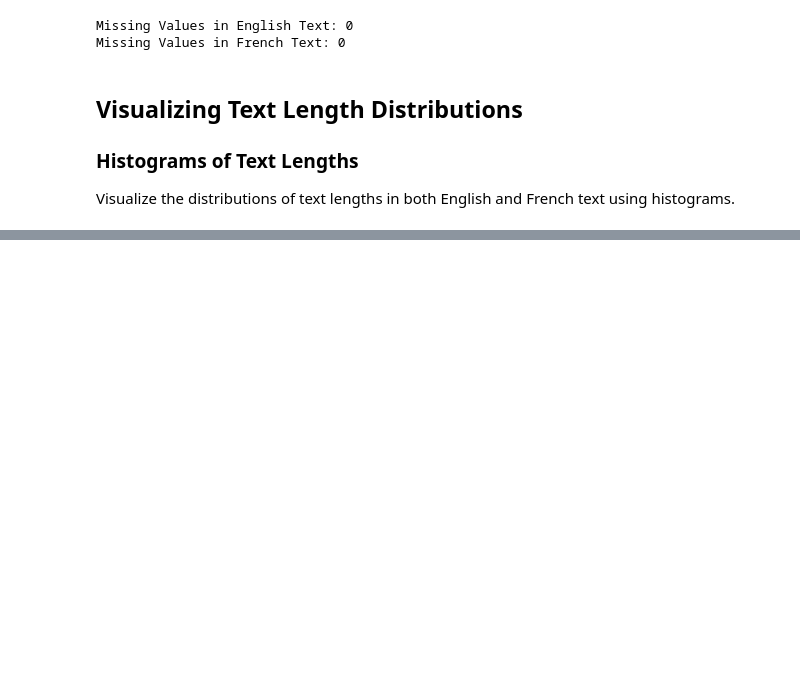
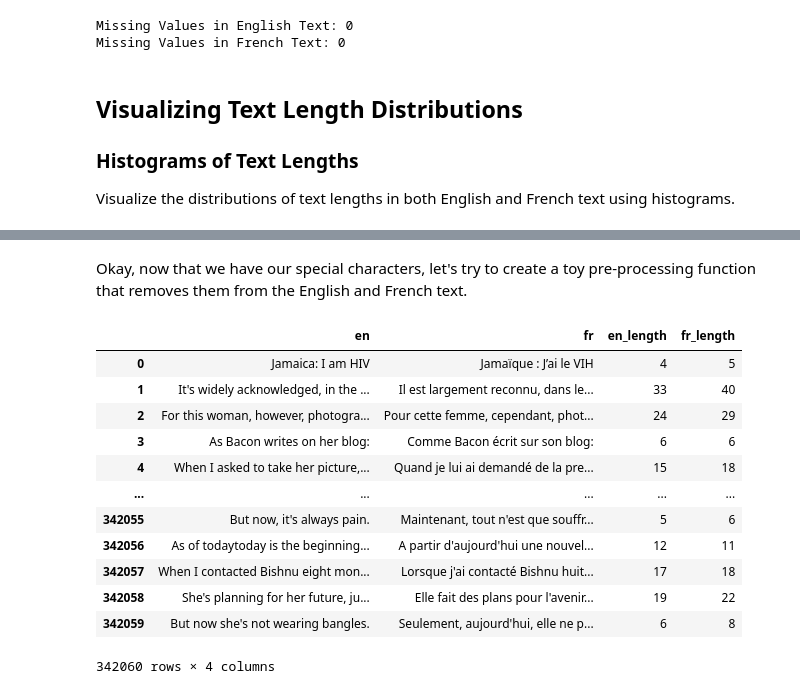
Before and after one commit to zestones/Text-to-Text-Translation, a Jupyter notebook: notebooks/exploratory_analysis.ipynb, the cells around one changed output, grey strips where cells are left out. Drawn from its saved outputs; the diff is of its cells as text; code cells hidden in the pictures; blank space fills up the shorter version.

```diff
--- a/notebooks/exploratory_analysis.ipynb
+++ b/notebooks/exploratory_analysis.ipynb
@@ -104,0 +203,22 @@ plt.show()
+# %%
+def compute_char_stats(text_column):
+    char_freq = Counter("".join(text_column))
+    return char_freq
+
+# Compute statistics for unique characters in English text
+english_char_stats = compute_char_stats(segmentation_dataset['en'])
+
+# Compute statistics for unique characters in French text
+french_char_stats = compute_char_stats(segmentation_dataset['fr'])
+
+# Combine English and French character statistics
+char_stats_combined = {char: {
+    'English_Frequency': english_char_stats[char], 'French_Frequency': french_char_stats[char]} for char in english_char_stats | french_char_stats}
+
+# Create DataFrame from combined character statistics
+char_stats_df = pd.DataFrame.from_dict(
+    char_stats_combined, orient='index').reset_index()
+char_stats_df.columns = ['Character', 'English_Frequency', 'French_Frequency']
+
+# Display the character statistics DataFrame
+char_stats_df.head()
@@ -104,0 +234,11 @@ plt.show()
+# %%
+# keep only the special characters but without the punctuation marks or apostrophe (') or (’) and non-alphanumeric characters
+special_char_stats_df = char_stats_df[char_stats_df['Character'].apply(
+    lambda x: not x.isdigit() and x not in string.punctuation and x not in ["'", '’']) & char_stats_df['Character'].apply(lambda x: not x.isalnum())]
+
+# remove the space character
+special_char_stats_df = special_char_stats_df[special_char_stats_df['Character'] != ' ']
+
+print("Number of special characters: ", special_char_stats_df['Character'].count())
+
+special_char_stats_df
@@ -104,0 +260,27 @@ plt.show()
+# %% [markdown]
+Okay, now that we have our special characters, let's try to create a toy pre-processing function that removes them from the English and French text.
+# %%
+def remove_special_chars(text):
+    for char in special_char_stats_df['Character']:
+        text = text.replace(char, '')
+    return text
+# %%
+# lets remove the special characters from the English and French text
+segmentation_dataset['en'] = segmentation_dataset['en'].apply(remove_special_chars)
+segmentation_dataset['fr'] = segmentation_dataset['fr'].apply(remove_special_chars)
+
+segmentation_dataset
+# %% [output]
+|  | en | fr | en_length | fr_length |
+| 0 | Jamaica: I am HIV | Jamaïque : J’ai le VIH | 4 | 5 |
+| 1 | It's widely acknowledged, in the ... | Il est largement reconnu, dans le... | 33 | 40 |
+| 2 | For this woman, however, photogra... | Pour cette femme, cependant, phot... | 24 | 29 |
+| 3 | As Bacon writes on her blog: | Comme Bacon écrit sur son blog: | 6 | 6 |
+| 4 | When I asked to take her picture,... | Quand je lui ai demandé de la pre... | 15 | 18 |
+| ... | ... | ... | ... | ... |
+| 342055 | But now, it's always pain. | Maintenant, tout n'est que souffr... | 5 | 6 |
+| 342056 | As of todaytoday is the beginning... | A partir d'aujourd'hui une nouvel... | 12 | 11 |
+| 342057 | When I contacted Bishnu eight mon... | Lorsque j'ai contacté Bishnu huit... | 17 | 18 |
+| 342058 | She's planning for her future, ju... | Elle fait des plans pour l'avenir... | 19 | 22 |
+| 342059 | But now she's not wearing bangles. | Seulement, aujourd'hui, elle ne p... | 6 | 8 |
+342060 rows × 4 columns
```
Also changed, not shown: parts of 13 cells of this notebook, 4 other files.
